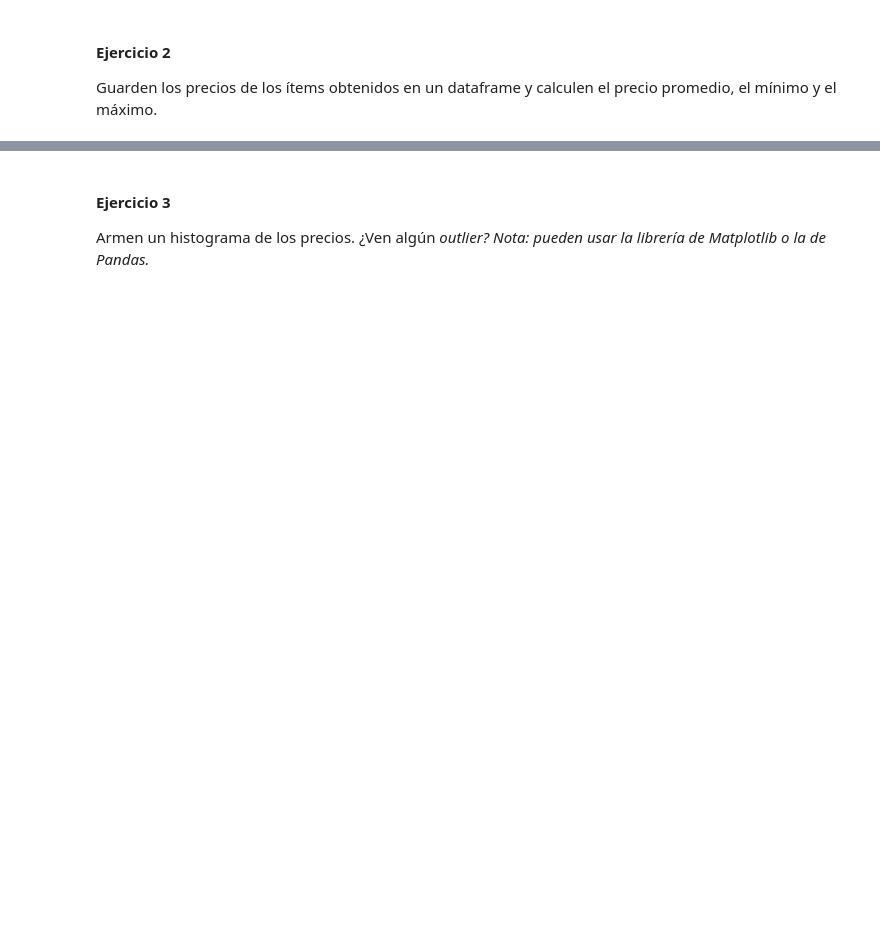
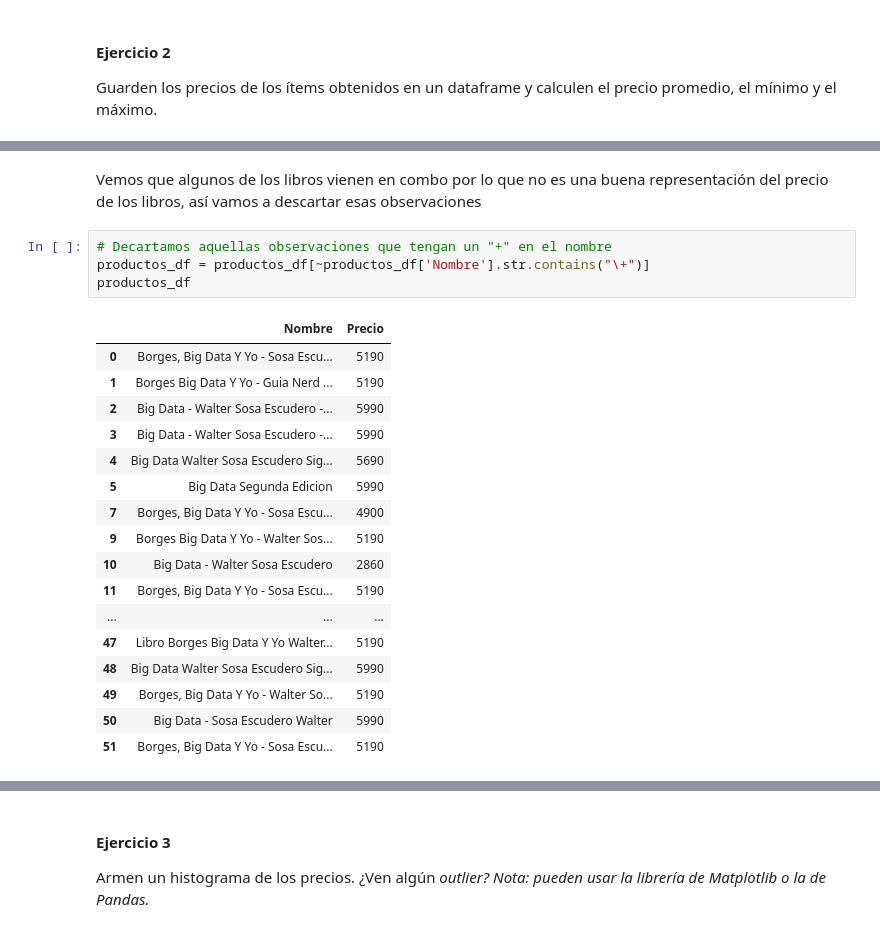
Before and after one commit to JuanDBarnes/BigData, a Jupyter notebook: TP1/TP1 - Parte 2__Barnes_Legaspe_Martin.ipynb, the cells around one changed output, grey strips where cells are left out. Saved outputs shown, nothing was run; the diff lists cells and outputs as text; blank space fills up the shorter version.

```diff
--- a/TP1/TP1 - Parte 2__Barnes_Legaspe_Martin.ipynb
+++ b/TP1/TP1 - Parte 2__Barnes_Legaspe_Martin.ipynb
@@ -158,3 +125,27 @@ productos_df
+# %% [markdown]
+Vemos que algunos de los libros vienen en combo por lo que no es una buena representación del precio de los libros, así vamos a descartar esas observaciones
+# %%
+# Decartamos aquellas observaciones que tengan un "+" en el nombre
+productos_df = productos_df[~productos_df['Nombre'].str.contains("\+")]
+productos_df
+# %% [output]
+|  | Nombre | Precio |
+| 0 | Borges, Big Data Y Yo - Sosa Escu... | 5190 |
+| 1 | Borges Big Data Y Yo - Guia Nerd ... | 5190 |
+| 2 | Big Data - Walter Sosa Escudero -... | 5990 |
+| 3 | Big Data - Walter Sosa Escudero -... | 5990 |
+| 4 | Big Data Walter Sosa Escudero Sig... | 5690 |
+| 5 | Big Data Segunda Edicion | 5990 |
+| 7 | Borges, Big Data Y Yo - Sosa Escu... | 4900 |
+| 9 | Borges Big Data Y Yo - Walter Sos... | 5190 |
+| 10 | Big Data - Walter Sosa Escudero | 2860 |
+| 11 | Borges, Big Data Y Yo - Sosa Escu... | 5190 |
+| ... | ... | ... |
+| 47 | Libro Borges Big Data Y Yo Walter... | 5190 |
+| 48 | Big Data Walter Sosa Escudero Sig... | 5990 |
+| 49 | Borges, Big Data Y Yo - Walter So... | 5190 |
+| 50 | Big Data - Sosa Escudero Walter | 5990 |
+| 51 | Borges, Big Data Y Yo - Sosa Escu... | 5190 |
 # %%
 # Calcular el precio promedio
 precio_promedio = productos_df['Precio'].mean()
```
Also changed, not shown: parts of 15 cells of this notebook.
